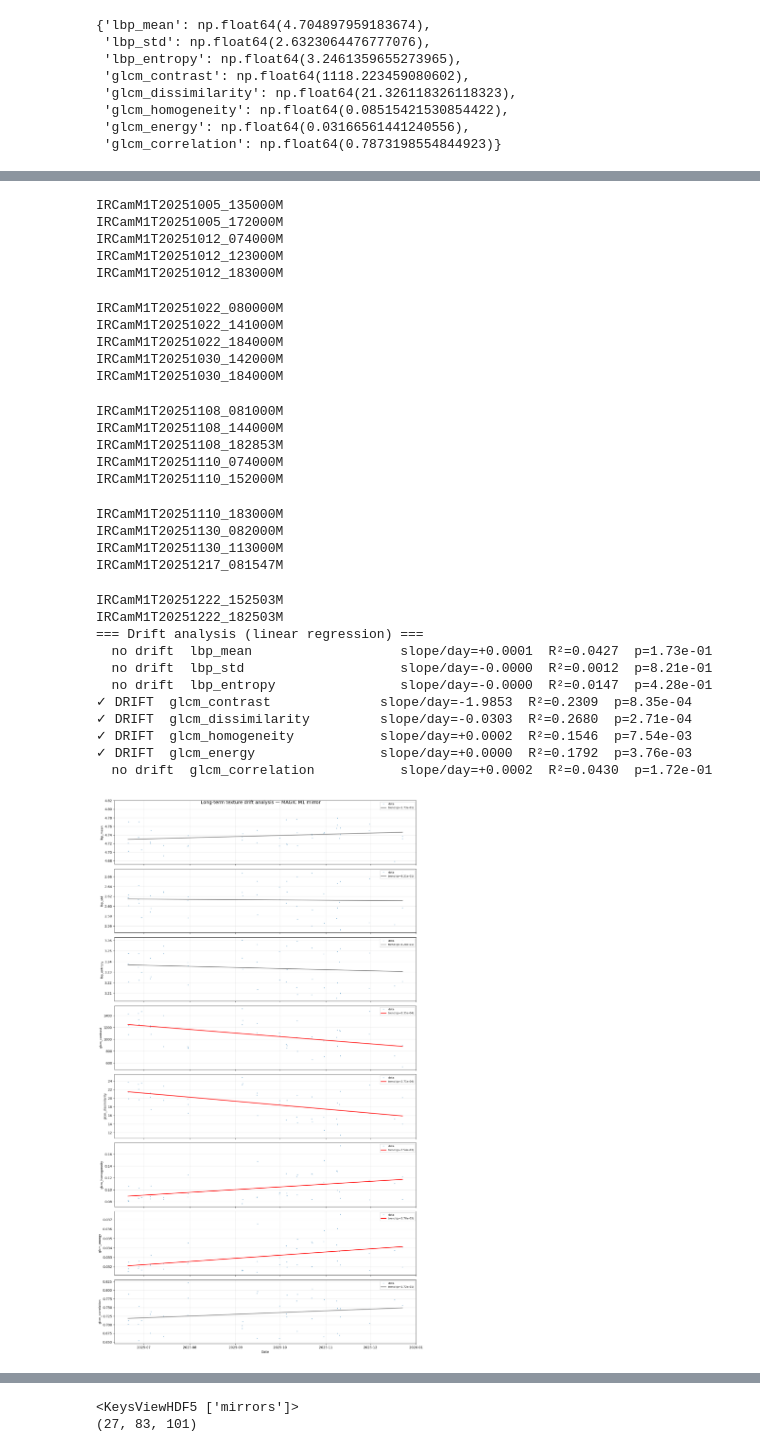
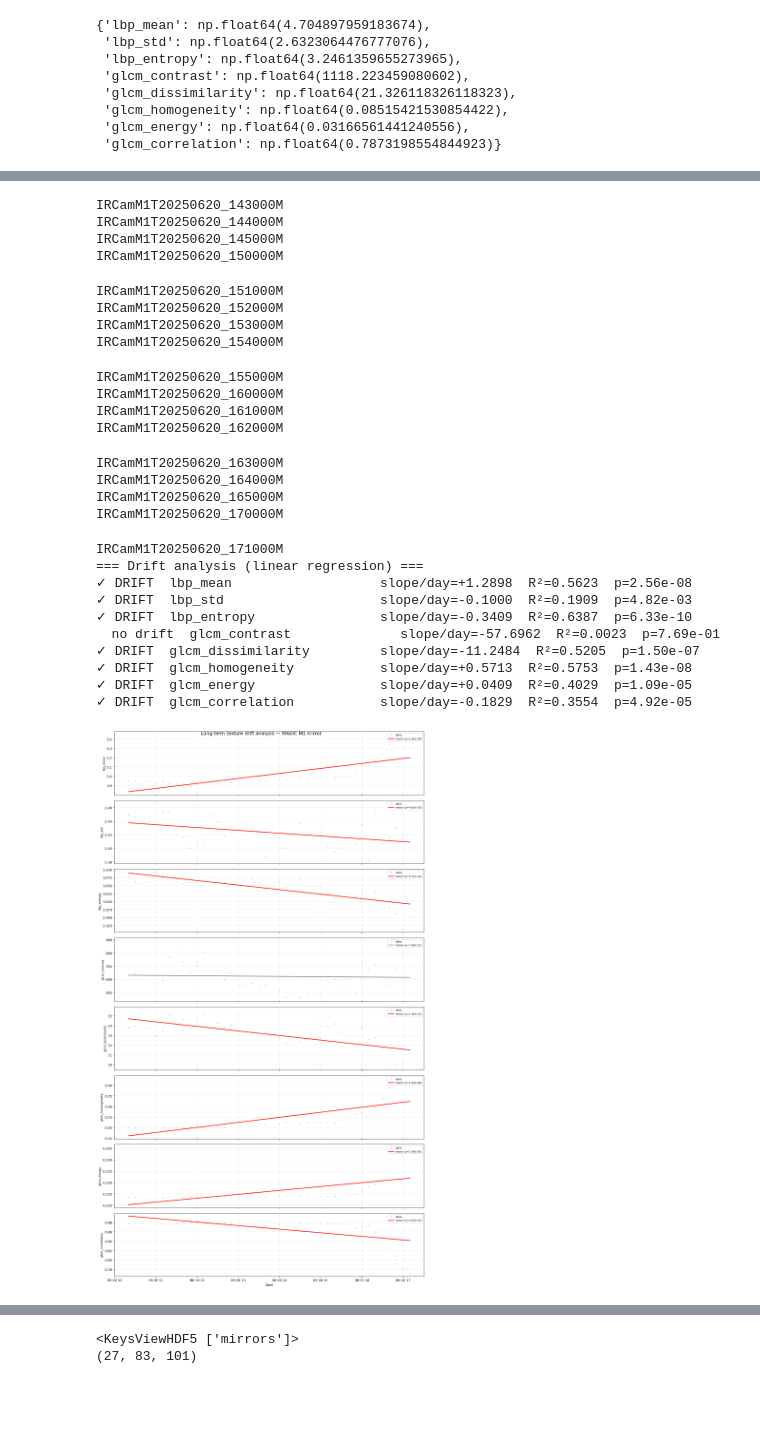
Before and after one commit to pawel21/Computer_vision_for_MAGIC, a Jupyter notebook: notebooks/temporal_mirros_study.ipynb, the cells around one changed output, grey strips where cells are left out. Cells and saved outputs as stored; diff of their text form; code cells hidden in the pictures; blank space fills up the shorter version.

```diff
--- a/notebooks/temporal_mirros_study.ipynb
+++ b/notebooks/temporal_mirros_study.ipynb
@@ -89,7 +100,9 @@ get_texture_feat(crop)
 # %%
 # --- Zbieranie danych ---
 img_list = sorted(glob.glob("/home/pgliwny/Praca/Computer_vision_for_MAGIC/data/images_for_long_term_study/*.jpg"))
-points = get_point_coords(72)
+img_list = sorted(glob.glob("/home/pgliwny/Praca/Computer_vision_for_MAGIC/data/data/2025/06/20/*.jpg"))[20:60]
+
+points = get_point_coords(20)
 
 records = []
 for img_path in tqdm(img_list):
@@ -173,31 +185,27 @@ IRCamM1T20251005_072000M
-IRCamM1T20251005_135000M
-IRCamM1T20251005_172000M
-IRCamM1T20251012_074000M
-IRCamM1T20251012_123000M
-IRCamM1T20251012_183000M
+IRCamM1T20250620_143000M
+IRCamM1T20250620_144000M
+IRCamM1T20250620_145000M
+IRCamM1T20250620_150000M
-IRCamM1T20251022_080000M
-IRCamM1T20251022_141000M
-IRCamM1T20251022_184000M
-IRCamM1T20251030_142000M
-IRCamM1T20251030_184000M
+IRCamM1T20250620_151000M
+IRCamM1T20250620_152000M
+IRCamM1T20250620_153000M
+IRCamM1T20250620_154000M
-IRCamM1T20251108_081000M
-IRCamM1T20251108_144000M
-IRCamM1T20251108_182853M
-IRCamM1T20251110_074000M
-IRCamM1T20251110_152000M
+IRCamM1T20250620_155000M
+IRCamM1T20250620_160000M
+IRCamM1T20250620_161000M
+IRCamM1T20250620_162000M
-IRCamM1T20251110_183000M
-IRCamM1T20251130_082000M
-IRCamM1T20251130_113000M
-IRCamM1T20251217_081547M
+IRCamM1T20250620_163000M
+IRCamM1T20250620_164000M
+IRCamM1T20250620_165000M
+IRCamM1T20250620_170000M
-IRCamM1T20251222_152503M
-IRCamM1T20251222_182503M
+IRCamM1T20250620_171000M
 === Drift analysis (linear regression) ===
-  no drift  lbp_mean                   slope/day=+0.0001  R²=0.0427  p=1.73e-01
-  no drift  lbp_std                    slope/day=-0.0000  R²=0.0012  p=8.21e-01
-  no drift  lbp_entropy                slope/day=-0.0000  R²=0.0147  p=4.28e-01
-✓ DRIFT  glcm_contrast              slope/day=-1.9853  R²=0.2309  p=8.35e-04
-✓ DRIFT  glcm_dissimilarity         slope/day=-0.0303  R²=0.2680  p=2.71e-04
-✓ DRIFT  glcm_homogeneity           slope/day=+0.0002  R²=0.1546  p=7.54e-03
-✓ DRIFT  glcm_energy                slope/day=+0.0000  R²=0.1792  p=3.76e-03
-  no drift  glcm_correlation           slope/day=+0.0002  R²=0.0430  p=1.72e-01
+✓ DRIFT  lbp_mean                   slope/day=+1.2898  R²=0.5623  p=2.56e-08
+✓ DRIFT  lbp_std                    slope/day=-0.1000  R²=0.1909  p=4.82e-03
+✓ DRIFT  lbp_entropy                slope/day=-0.3409  R²=0.6387  p=6.33e-10
+  no drift  glcm_contrast              slope/day=-57.6962  R²=0.0023  p=7.69e-01
+✓ DRIFT  glcm_dissimilarity         slope/day=-11.2484  R²=0.5205  p=1.50e-07
+✓ DRIFT  glcm_homogeneity           slope/day=+0.5713  R²=0.5753  p=1.43e-08
+✓ DRIFT  glcm_energy                slope/day=+0.0409  R²=0.4029  p=1.09e-05
+✓ DRIFT  glcm_correlation           slope/day=-0.1829  R²=0.3554  p=4.92e-05
-[figure, old version]
+[figure, new version]
```
Also changed, not shown: parts of 4 cells of this notebook, 4 other files.
